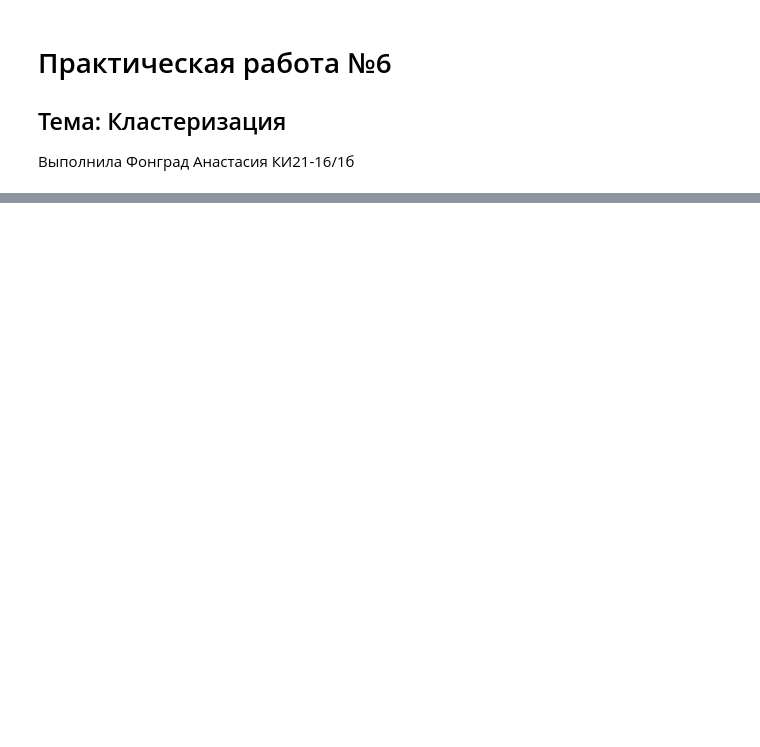
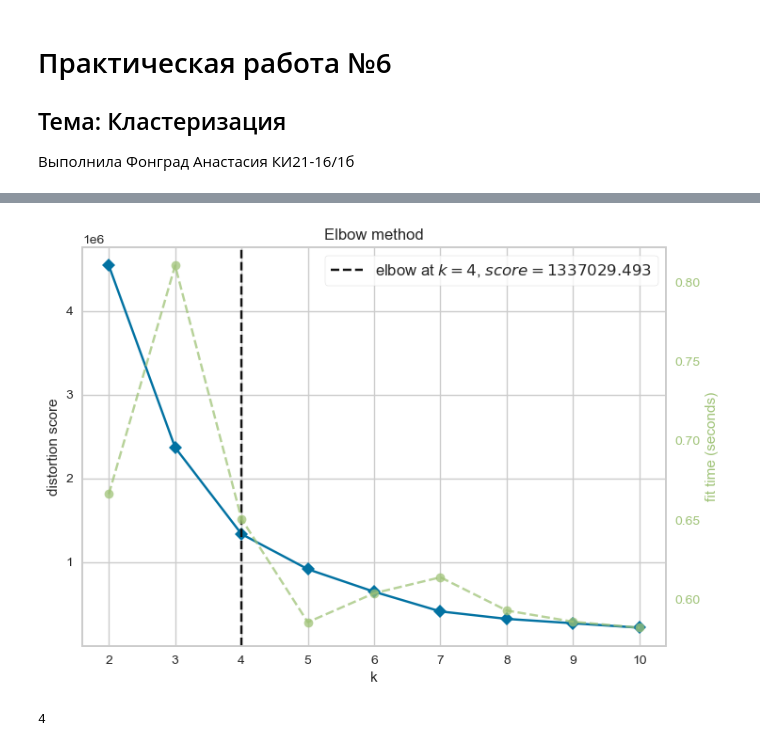
Before and after one commit to fongradnastya/data_anilysis6, a Jupyter notebook: notebooks/work6.ipynb, the cells around one changed output, grey strips where cells are left out. Cells and saved outputs as stored; diff of their text form; code cells hidden in the pictures; blank space fills up the shorter version.

```diff
--- a/notebooks/work6.ipynb
+++ b/notebooks/work6.ipynb
@@ -33,0 +23,4 @@ Number of datapoints: 2240
+# %%
+df_w = load_wine(as_frame=True).frame
+x, y = df_w.drop("target", axis=1), df_w["target"]
+df_w
@@ -179,0 +111,13 @@ plt.show()
+# %%
+def elbow_rule(x, title="Elbow method"):
+    visualizer = KElbowVisualizer(KMeans(random_state=42),
+                                  param_grid={"n_clusters": range(1, 11)},
+                                  title=title)
+    visualizer.fit(x)
+    visualizer.show()
+    return visualizer.elbow_value_
+# %%
+elbow_value = elbow_rule(x)
+# %% [output]
+[figure, added]
+4
```
Also changed, not shown: parts of 27 cells of this notebook, 1 other file.
